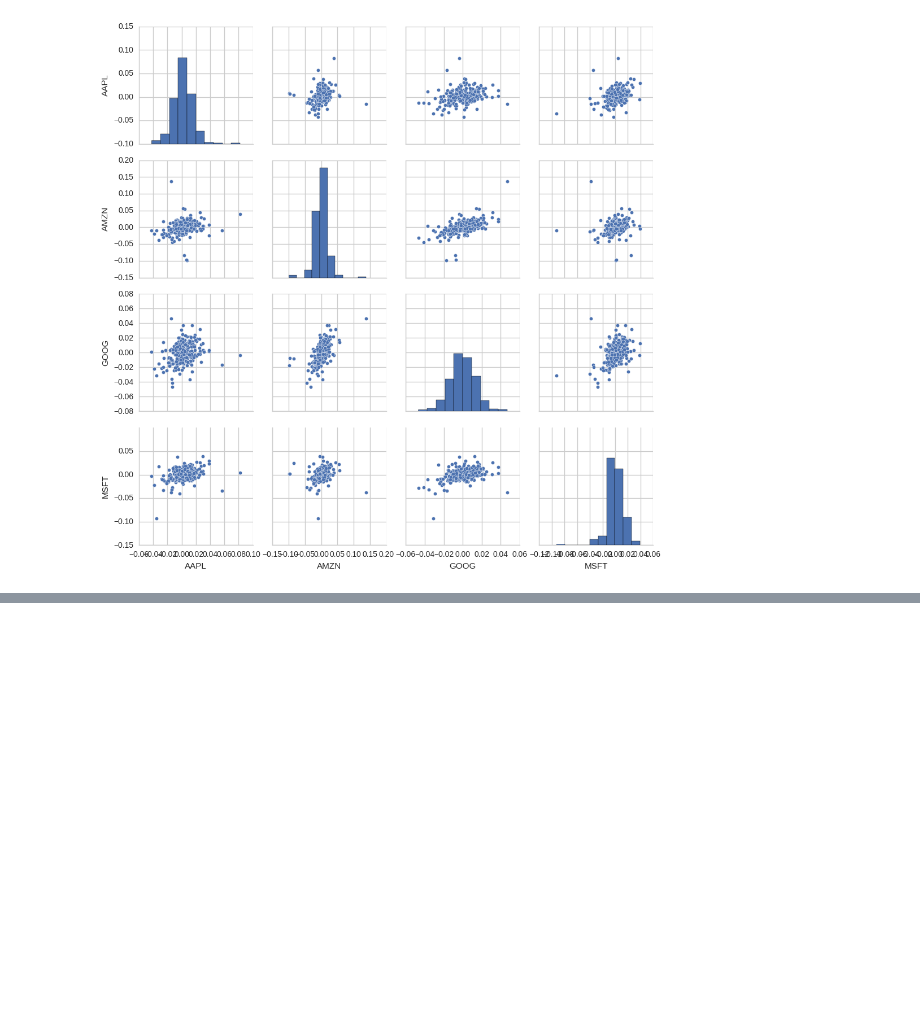
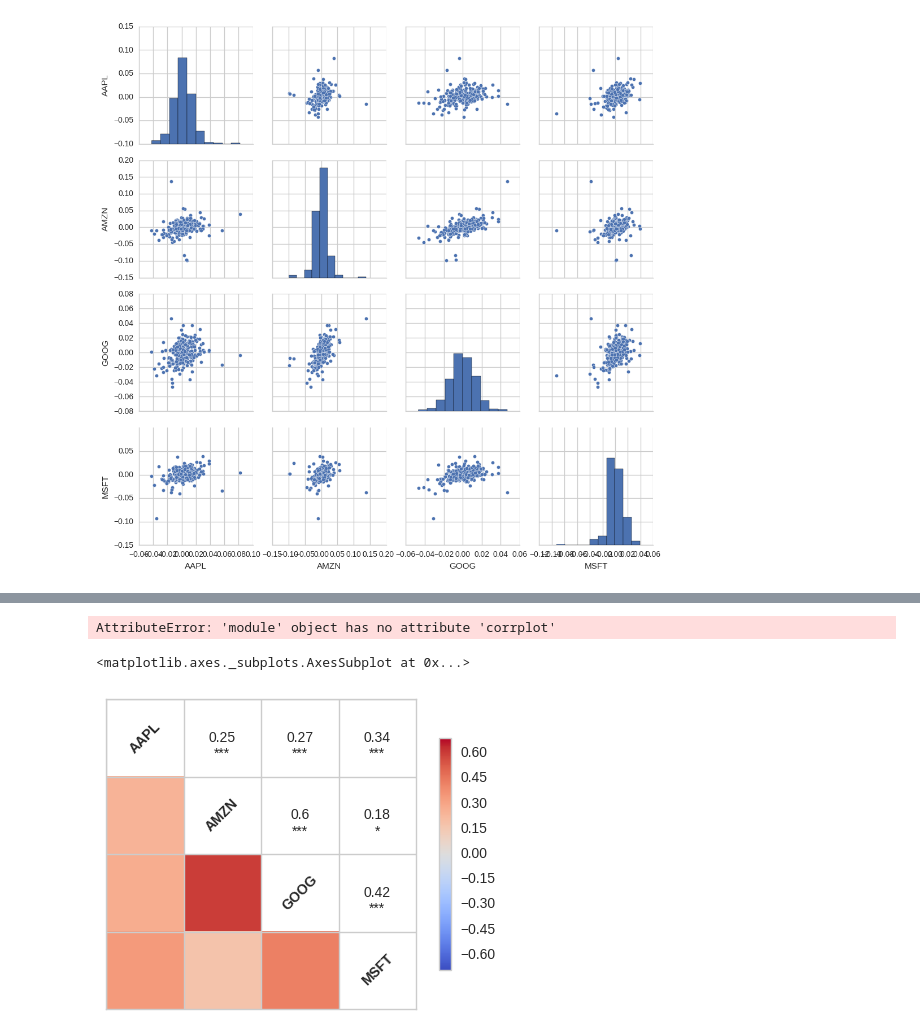
Before and after one commit to rafaelnovello/Data-Analysis, a Jupyter notebook: Stock Market Analysis.ipynb, the cells around one changed output, grey strips where cells are left out. Saved outputs shown, nothing was run; the diff lists cells and outputs as text; code cells hidden in the pictures; blank space fills up the shorter version.

```diff
--- a/Stock Market Analysis.ipynb
+++ b/Stock Market Analysis.ipynb
@@ -119,0 +166,10 @@ sns.pairplot(tech_rets.dropna())
+# %%
+sns.corrplot(tech_rets.dropna(), annot=True)
+# %% [output]
+AttributeError: 'module' object has no attribute 'corrplot'
+# %%
+from seaborn.linearmodels import corrplot
+corrplot(tech_rets.dropna(), annot=True)
+# %% [output]
+<matplotlib.axes._subplots.AxesSubplot at 0x...>
+[figure, added]
```
Also changed, not shown: parts of 12 cells of this notebook.
